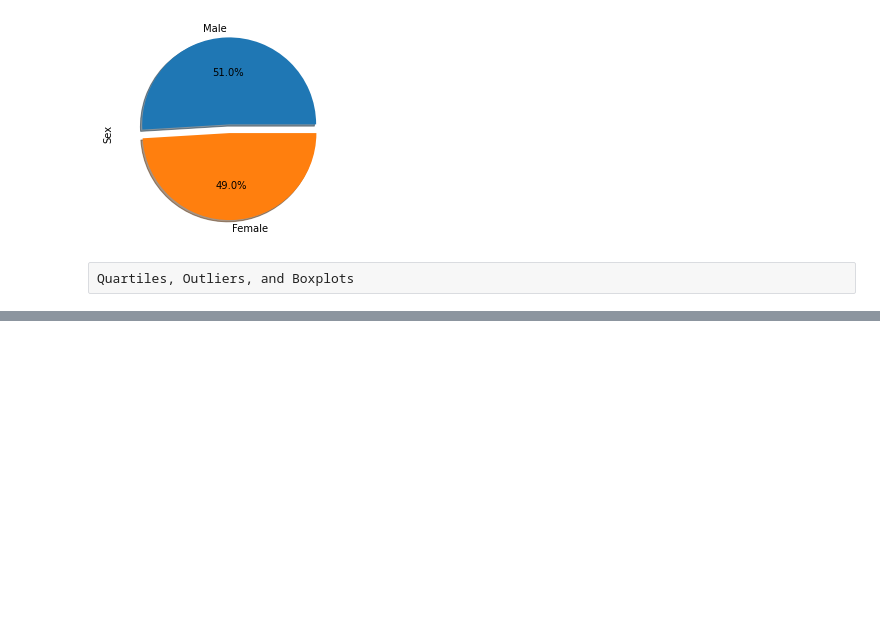
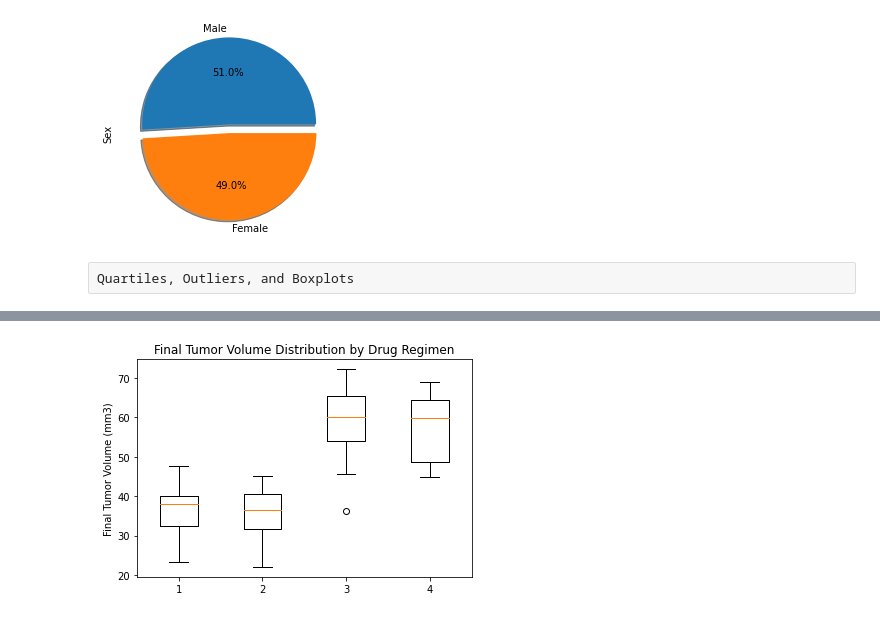
Before and after one commit to mvogel3/matplotlib-challenge, a Jupyter notebook: module_5_starter_code/Pymaceuticals/pymaceuticals_analysis.ipynb, the cells around one changed output, grey strips where cells are left out. Cells and saved outputs as stored; diff of their text form; code cells hidden in the pictures; blank space fills up the shorter version.

```diff
--- a/module_5_starter_code/Pymaceuticals/pymaceuticals_analysis.ipynb
+++ b/module_5_starter_code/Pymaceuticals/pymaceuticals_analysis.ipynb
@@ -292,0 +276,12 @@ plt.boxplot()
+# %%
+# boxplot showing the distribution of tumor volumes for each treatment group
+plt.boxplot(tumor_volume)
+flierprops = dict(marker='o', markerfacecolor='r', markersize=12,
+                   linestyle='none', markeredgecolor='g')
+plt.title("Final Tumor Volume Distribution by Drug Regimen")
+plt.ylabel("Final Tumor Volume (mm3)")
+# tick_locations = [value for value in tumor_volume]
+# plt.xticks({"Capomulin", "Ramicane", "Infubinol", "Ceftamin"})
+plt.show()
+# %% [output]
+[figure, added]
```
Also changed, not shown: parts of 6 cells of this notebook.
